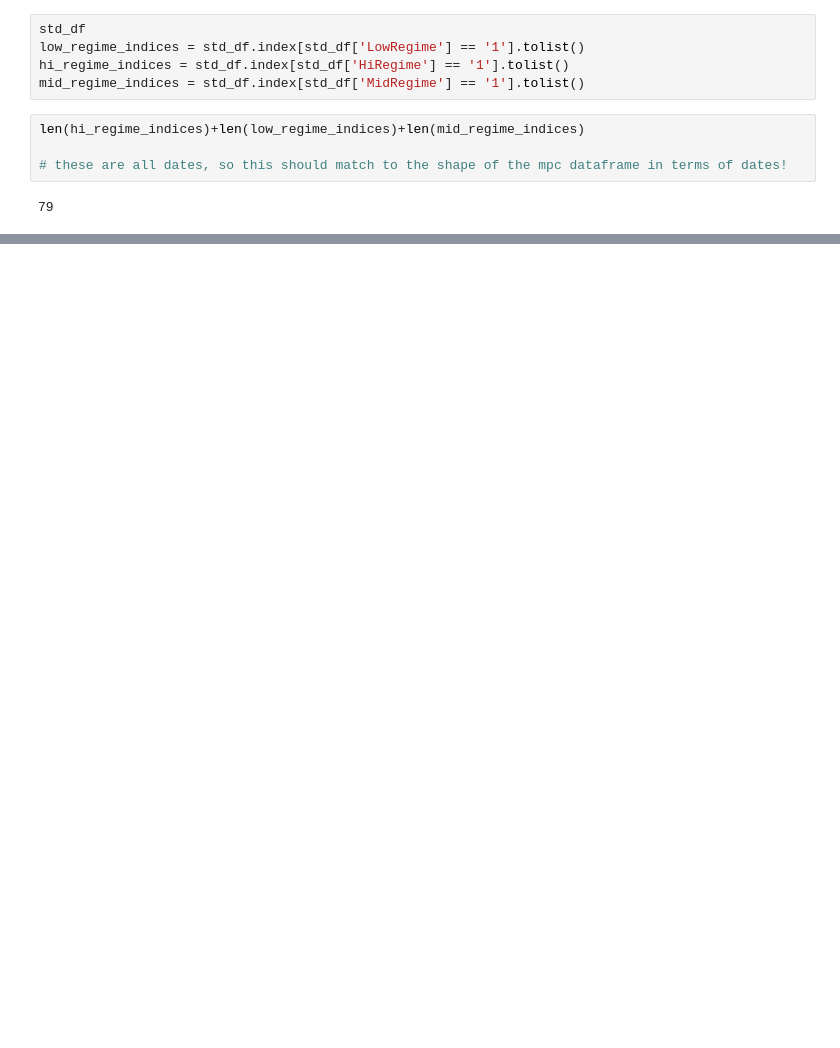
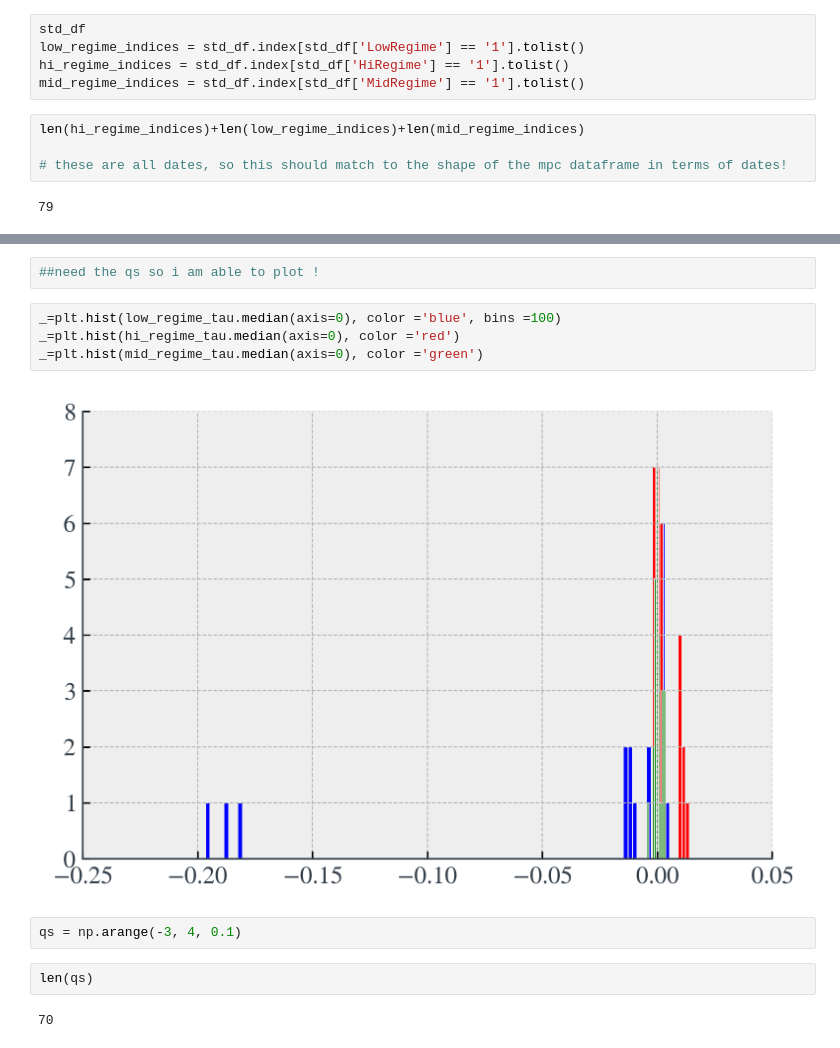
Before and after one commit to andreas-koukorinis/PaperCode, a Jupyter notebook: stylised_facts/Notebooks/regime-mfdfa.ipynb, the cells around one changed output, grey strips where cells are left out. Saved outputs shown, nothing was run; the diff lists cells and outputs as text; blank space fills up the shorter version.

```diff
--- a/stylised_facts/Notebooks/regime-mfdfa.ipynb
+++ b/stylised_facts/Notebooks/regime-mfdfa.ipynb
@@ -333,0 +401,14 @@ len(n)
+# %%
+##need the qs so i am able to plot !
+# %%
+_=plt.hist(low_regime_tau.median(axis=0), color ='blue', bins =100)
+_=plt.hist(hi_regime_tau.median(axis=0), color ='red')
+_=plt.hist(mid_regime_tau.median(axis=0), color ='green')
+# %% [output]
+[figure, added]
+# %%
+qs = np.arange(-3, 4, 0.1)
+# %%
+len(qs)
+# %% [output]
+70
```
Also changed, not shown: parts of 57 cells of this notebook, 3 other files.
